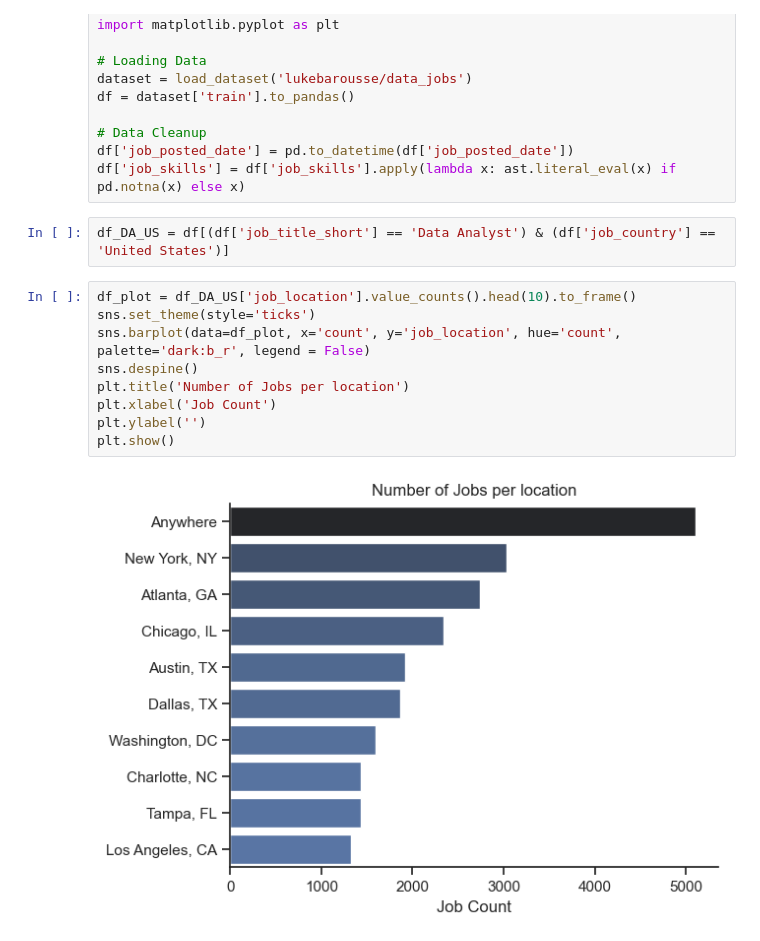
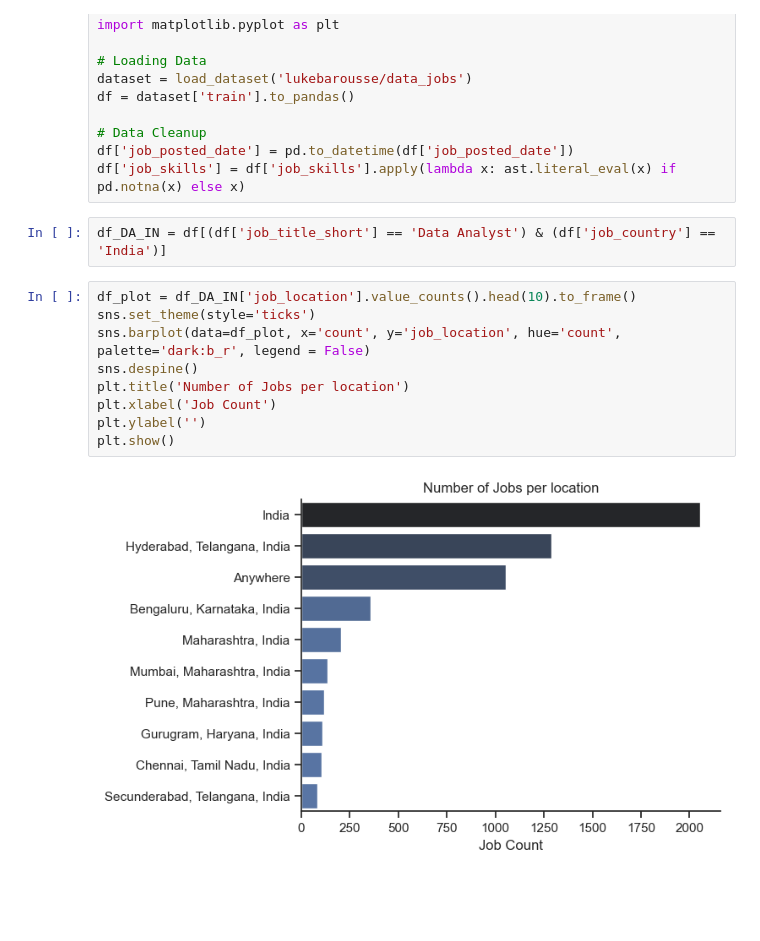
Before and after one commit to AGarg07/Python_learn, a Jupyter notebook: Adv_chapters/Data Science Job Project/1_EDA.ipynb, the cells around one changed output. Drawn from its saved outputs; the diff is of its cells as text; blank space fills up the shorter version.

```diff
--- a/Adv_chapters/Data Science Job Project/1_EDA.ipynb
+++ b/Adv_chapters/Data Science Job Project/1_EDA.ipynb
@@ -14,16 +14,16 @@ df = dataset['train'].to_pandas()
 df['job_posted_date'] = pd.to_datetime(df['job_posted_date'])
 df['job_skills'] = df['job_skills'].apply(lambda x: ast.literal_eval(x) if pd.notna(x) else x)
 # %%
-df_DA_US = df[(df['job_title_short'] == 'Data Analyst') & (df['job_country'] == 'United States')]
+df_DA_IN = df[(df['job_title_short'] == 'Data Analyst') & (df['job_country'] == 'India')]
 # %%
-df_plot = df_DA_US['job_location'].value_counts().head(10).to_frame()
+df_plot = df_DA_IN['job_location'].value_counts().head(10).to_frame()
 sns.set_theme(style='ticks')
 sns.barplot(data=df_plot, x='count', y='job_location', hue='count', palette='dark:b_r', legend = False)
 sns.despine()
 plt.title('Number of Jobs per location')
 plt.xlabel('Job Count')
 plt.ylabel('')
 plt.show()
 # %% [output]
-[figure, old version]
+[figure, new version]
 # %%
```
Also changed, not shown: parts of 2 cells of this notebook, 2 other files.
